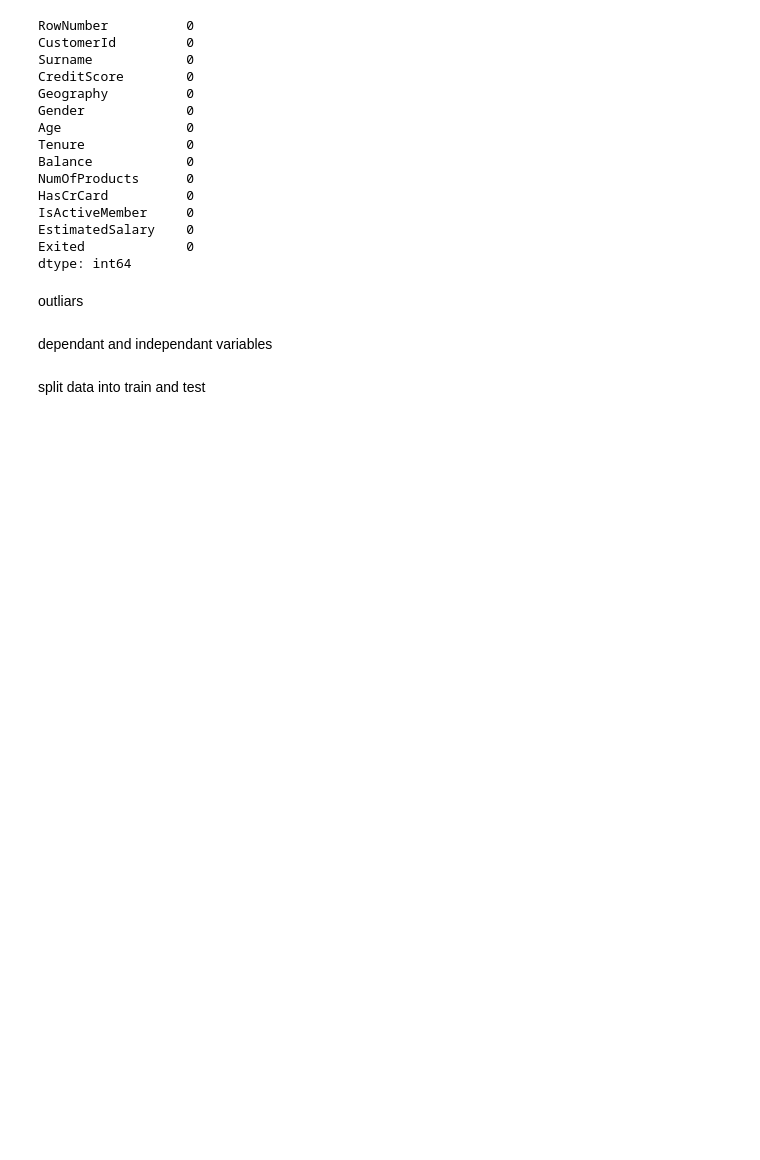
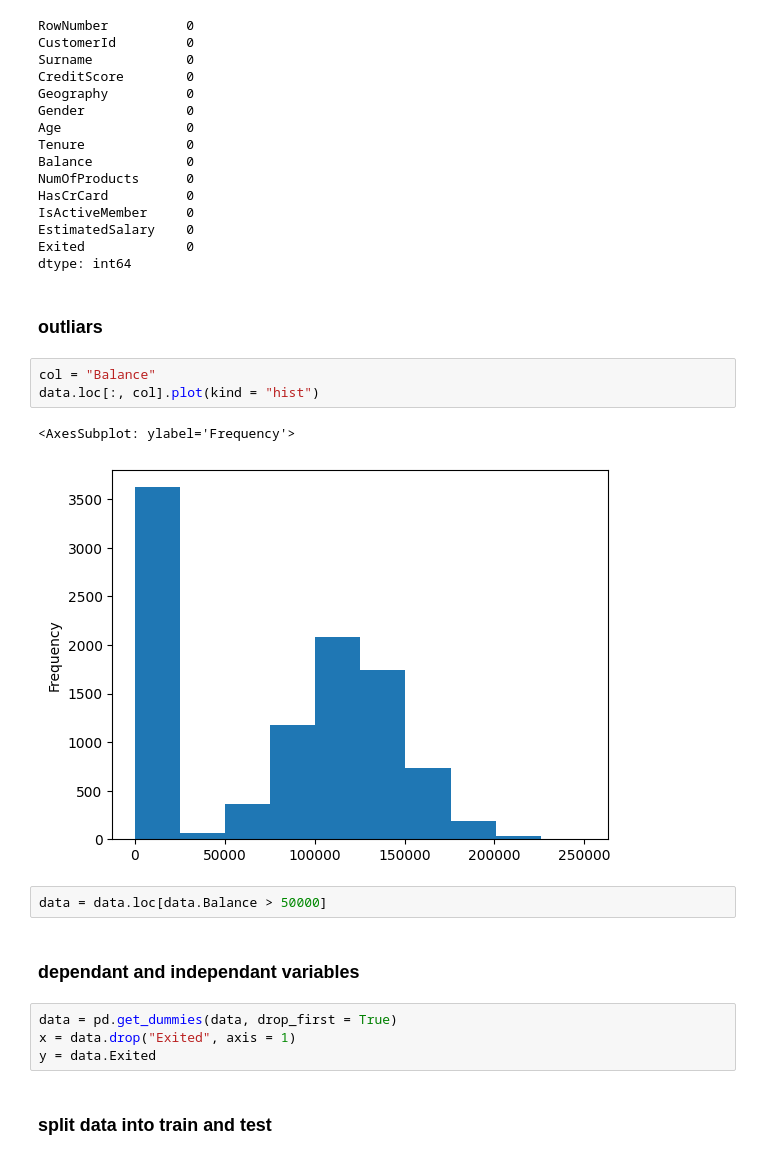
Before and after one commit to IBM-EPBL/IBM-Project-30679-1660153694, a Jupyter notebook: assignments/assignment2/Assignment_2.ipynb, the cells around one changed output. Drawn from its saved outputs; the diff is of its cells as text; blank space fills up the shorter version.

```diff
--- a/assignments/assignment2/Assignment_2.ipynb
+++ b/assignments/assignment2/Assignment_2.ipynb
@@ -84,9 +84,21 @@ IsActiveMember     0
 EstimatedSalary    0
 Exited             0
 dtype: int64
-# %% [markdown]
-outliars
+# %% [markdown]
+### outliars
+# %%
+col = "Balance"
+data.loc[:, col].plot(kind = "hist")
+# %% [output]
+<AxesSubplot: ylabel='Frequency'>
+[figure, added]
+# %%
+data = data.loc[data.Balance > 50000]
 # %% [markdown]
-dependant and independant variables
+### dependant and independant variables
+# %%
+data = pd.get_dummies(data, drop_first = True)
+x = data.drop("Exited", axis = 1)
+y = data.Exited
 # %% [markdown]
-split data into train and test
+### split data into train and test
```
Also changed, not shown: parts of 8 cells of this notebook, 1 other file.
